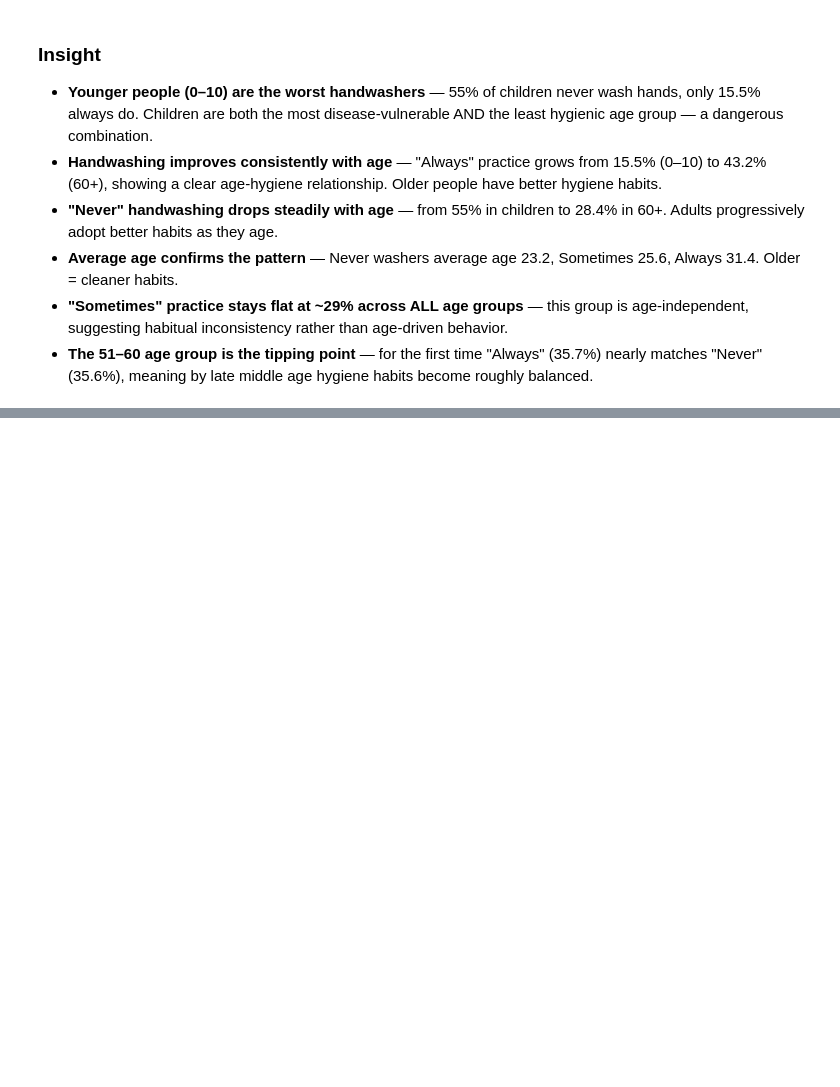
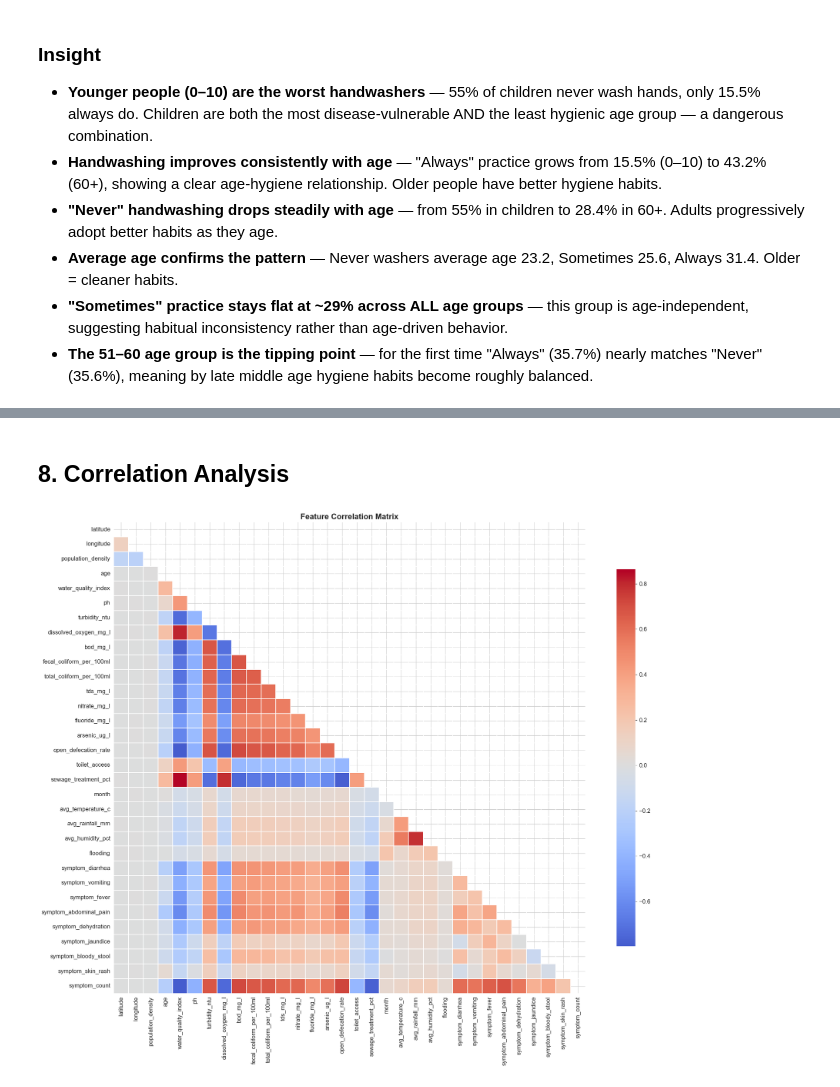
Before and after one commit to sumeet-016/NE-EpiGuard, a Jupyter notebook: Notebooks/EDA.ipynb, the cells around one changed output, grey strips where cells are left out. Drawn from its saved outputs; the diff is of its cells as text; code cells hidden in the pictures; blank space fills up the shorter version.

```diff
--- a/Notebooks/EDA.ipynb
+++ b/Notebooks/EDA.ipynb
@@ -793,0 +840,18 @@ age_group
+# %% [markdown]
+## 8. Correlation Analysis
+# %%
+# Numeric correlation matrix
+numeric_cols = data.select_dtypes(include=[np.number]).columns.tolist()
+corr_matrix = data[numeric_cols].corr()
+
+fig, ax = plt.subplots(figsize=(20, 16))
+mask = np.triu(np.ones_like(corr_matrix, dtype=bool))
+sns.heatmap(corr_matrix, mask=mask, annot=False, cmap='coolwarm',
+            center=0, square=True, linewidths=0.3, ax=ax,
+            cbar_kws={'shrink': 0.8})
+ax.set_title('Feature Correlation Matrix', fontsize=16, fontweight='bold')
+plt.tight_layout()
+plt.savefig('plots/15_correlation_matrix.png', dpi=120, bbox_inches='tight')
+plt.show()
+# %% [output]
+[figure, added]
```
Also changed, not shown: parts of 17 cells of this notebook, 5 other files.
